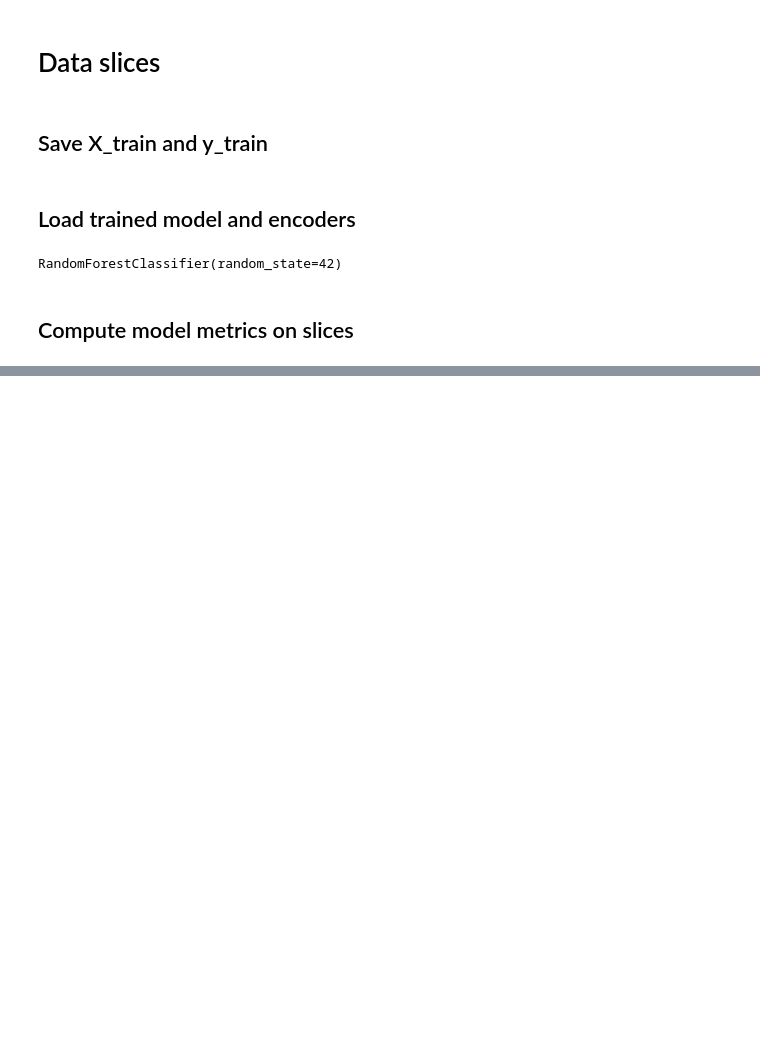
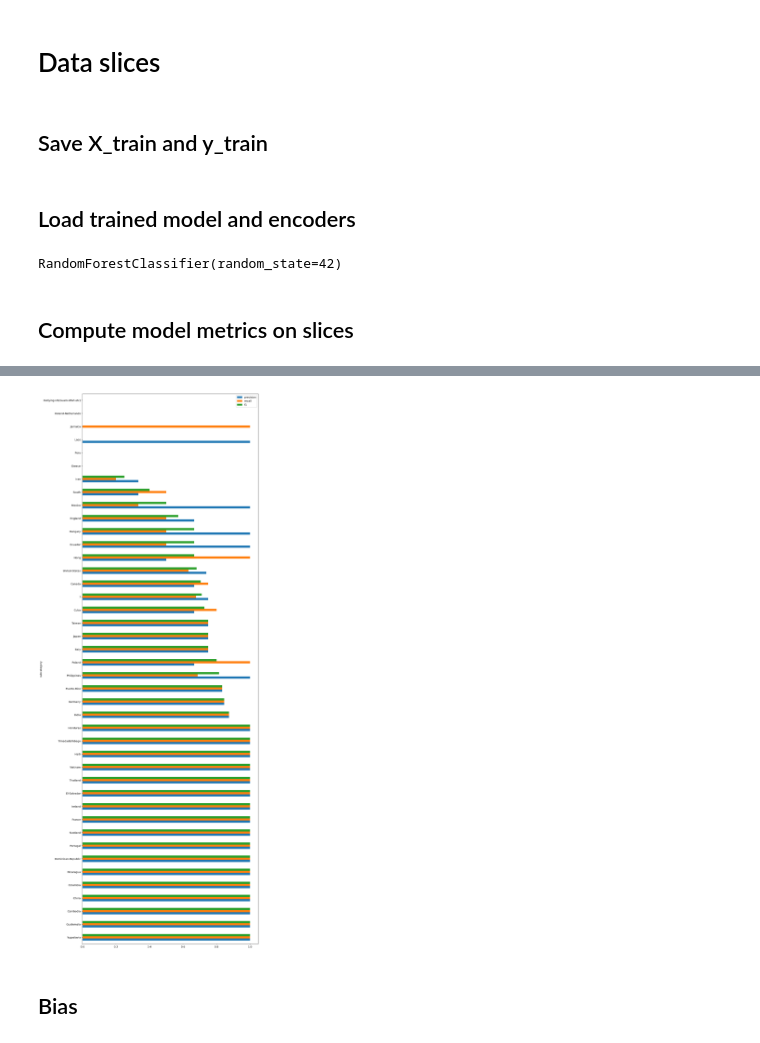
Before and after one commit to danpereda/deploying_scalable_ml_pipeline, a Jupyter notebook: notebooks/eda_model.ipynb, the cells around one changed output, grey strips where cells are left out. Saved outputs shown, nothing was run; the diff lists cells and outputs as text; code cells hidden in the pictures; blank space fills up the shorter version.

```diff
--- a/notebooks/eda_model.ipynb
+++ b/notebooks/eda_model.ipynb
@@ -155,0 +170,6 @@ compute_model_metrics_slices(classifier, encoder, lb, df)
+# %%
+metrics.query("category == 'native-country'").plot.barh(figsize = (12, 30))
+plt.tight_layout()
+plt.savefig("../img/metric_on_slices_2.png")
+# %% [output]
+[figure, added]
@@ -155,0 +179,2 @@ compute_model_metrics_slices(classifier, encoder, lb, df)
+# %% [markdown]
+## Bias
```
Also changed, not shown: parts of 6 cells of this notebook, 9 other files.
